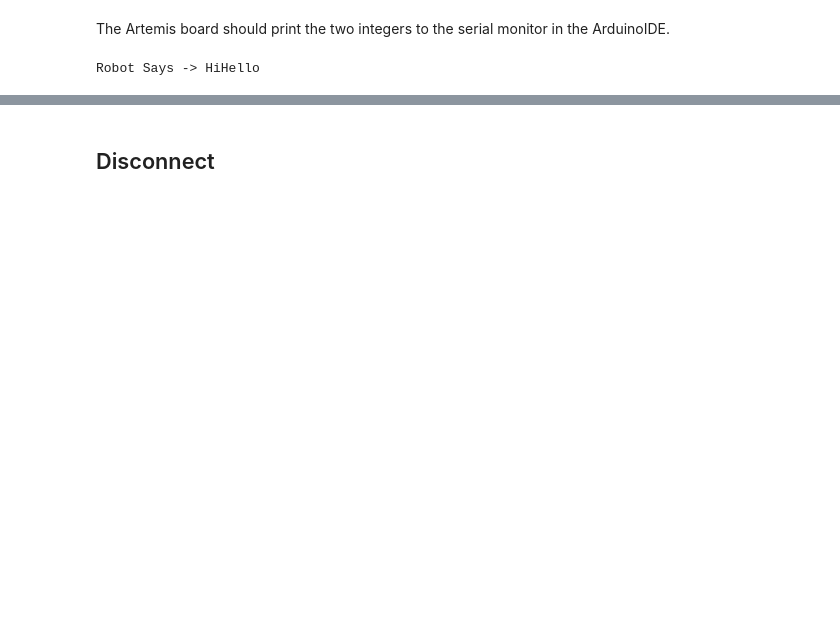
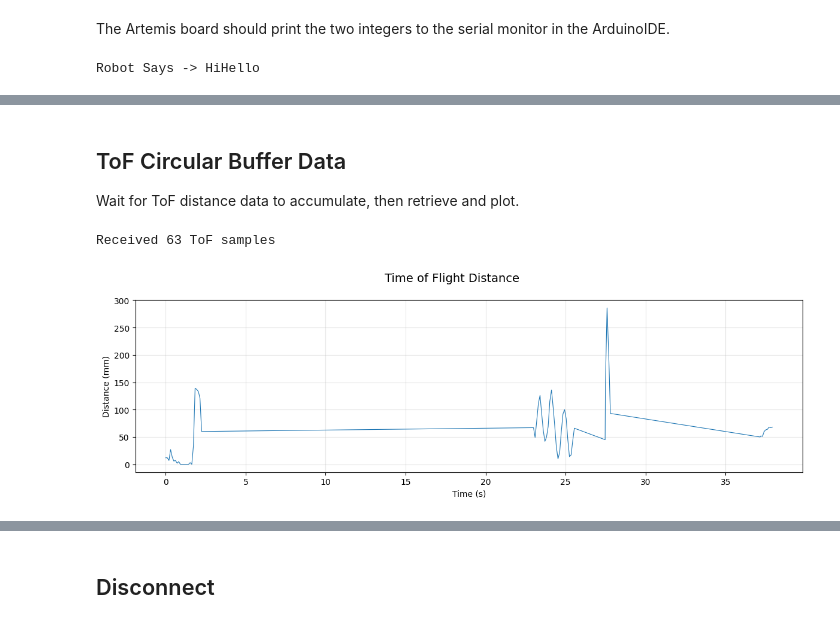
Before and after one commit to Sam-Belliveau/fast-robots, a Jupyter notebook: labs/lab2/ble_robot_1.4/ble_python/demo.ipynb, the cells around one changed output, grey strips where cells are left out. Drawn from its saved outputs; the diff is of its cells as text; code cells hidden in the pictures; blank space fills up the shorter version.

```diff
--- a/labs/lab2/ble_robot_1.4/ble_python/demo.ipynb
+++ b/labs/lab2/ble_robot_1.4/ble_python/demo.ipynb
@@ -324,0 +389,29 @@ plt.show()
+# %% [markdown]
+## ToF Circular Buffer Data
+Wait for ToF distance data to accumulate, then retrieve and plot.
+# %%
+tof_data = {
+    'time': [], 'dist': [],
+}
+imu_done = False
+
+ble.send_command(CMD.SEND_TOF_DATA, "")
+while not imu_done:
+    await asyncio.sleep(0.1)
+
+print(f"Received {len(tof_data['time'])} ToF samples")
+
+tof_t = np.array(tof_data['time']) / 1e6  # Convert microseconds to seconds
+tof_t = tof_t - tof_t[0]  # Zero-base the time
+
+fig, ax = plt.subplots(figsize=(12, 4))
+fig.suptitle('Time of Flight Distance', fontsize=14)
+ax.plot(tof_t, tof_data['dist'], linewidth=0.8)
+ax.set_ylabel('Distance (mm)')
+ax.set_xlabel('Time (s)')
+ax.grid(True, alpha=0.3)
+plt.tight_layout()
+plt.show()
+# %% [output]
+Received 63 ToF samples
+[figure, added]
```
Also changed, not shown: parts of 24 cells of this notebook, 4 other files.
